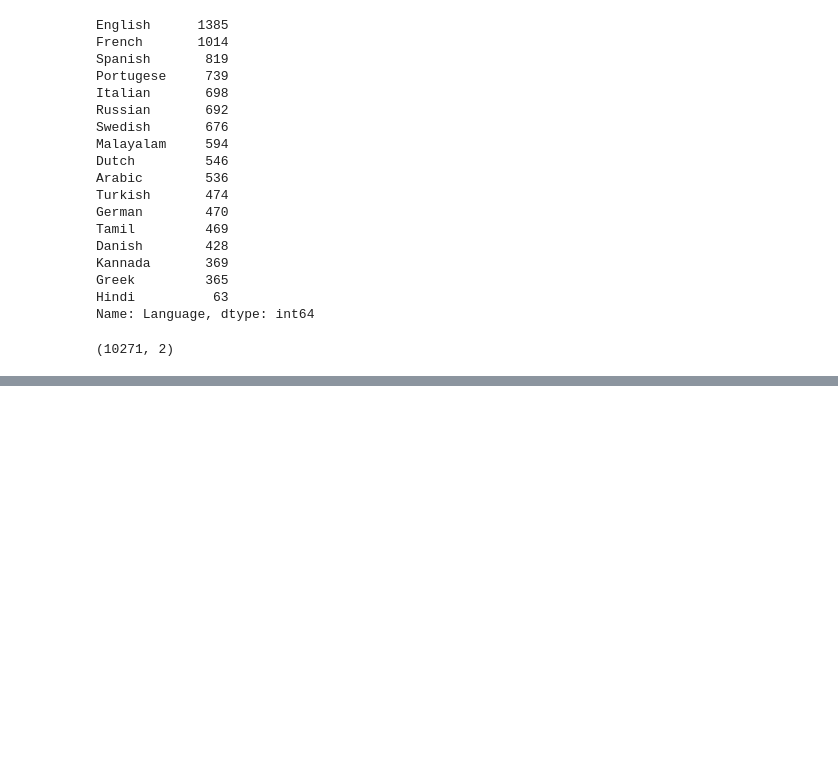
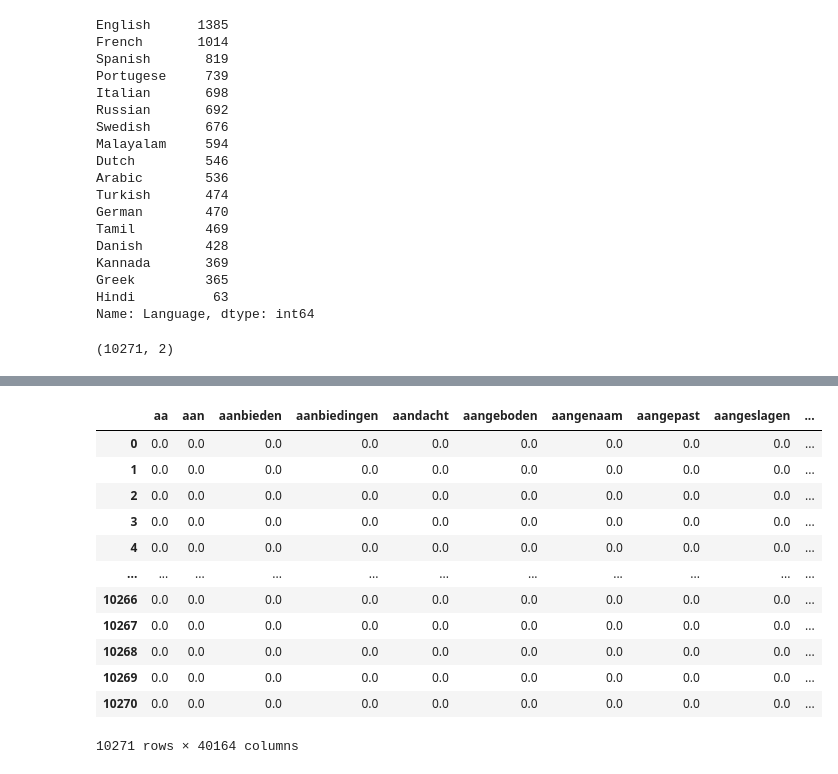
Before and after one commit to Arjun-RY/Language-Identification, a Jupyter notebook: Language_Identification.ipynb, the cells around one changed output, grey strips where cells are left out. Cells and saved outputs as stored; diff of their text form; code cells hidden in the pictures; blank space fills up the shorter version.

```diff
--- a/Language_Identification.ipynb
+++ b/Language_Identification.ipynb
@@ -157,0 +218,26 @@ Name: Text, Length: 10271, dtype: object
+# %%
+from sklearn.feature_extraction.text import TfidfVectorizer
+import pandas as pd
+
+tfidf_vectorizer = TfidfVectorizer() # Intialise the model
+values = tfidf_vectorizer.fit_transform(m)
+
+# Show the Model as a pandas DataFrame
+#tfidf=values.toarray()
+feature_names = tfidf_vectorizer.get_feature_names_out()
+tfidf=pd.DataFrame(values.toarray(), columns = feature_names)
+tfidf
+# %% [output]
+|  | aa | aan | aanbieden | aanbiedingen | aandacht | aangeboden | aangenaam | aangepast | aangeslagen | ... |
+| 0 | 0.0 | 0.0 | 0.0 | 0.0 | 0.0 | 0.0 | 0.0 | 0.0 | 0.0 | ... |
+| 1 | 0.0 | 0.0 | 0.0 | 0.0 | 0.0 | 0.0 | 0.0 | 0.0 | 0.0 | ... |
+| 2 | 0.0 | 0.0 | 0.0 | 0.0 | 0.0 | 0.0 | 0.0 | 0.0 | 0.0 | ... |
+| 3 | 0.0 | 0.0 | 0.0 | 0.0 | 0.0 | 0.0 | 0.0 | 0.0 | 0.0 | ... |
+| 4 | 0.0 | 0.0 | 0.0 | 0.0 | 0.0 | 0.0 | 0.0 | 0.0 | 0.0 | ... |
+| ... | ... | ... | ... | ... | ... | ... | ... | ... | ... | ... |
+| 10266 | 0.0 | 0.0 | 0.0 | 0.0 | 0.0 | 0.0 | 0.0 | 0.0 | 0.0 | ... |
+| 10267 | 0.0 | 0.0 | 0.0 | 0.0 | 0.0 | 0.0 | 0.0 | 0.0 | 0.0 | ... |
+| 10268 | 0.0 | 0.0 | 0.0 | 0.0 | 0.0 | 0.0 | 0.0 | 0.0 | 0.0 | ... |
+| 10269 | 0.0 | 0.0 | 0.0 | 0.0 | 0.0 | 0.0 | 0.0 | 0.0 | 0.0 | ... |
+| 10270 | 0.0 | 0.0 | 0.0 | 0.0 | 0.0 | 0.0 | 0.0 | 0.0 | 0.0 | ... |
+10271 rows × 40164 columns
```
Also changed, not shown: parts of 21 cells of this notebook.
